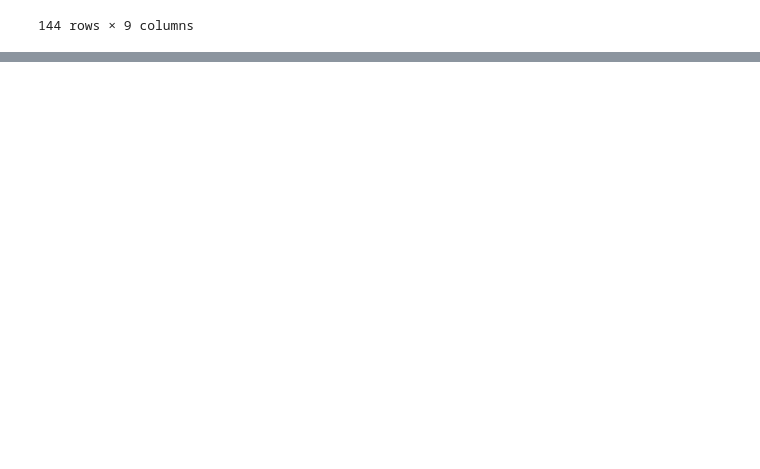
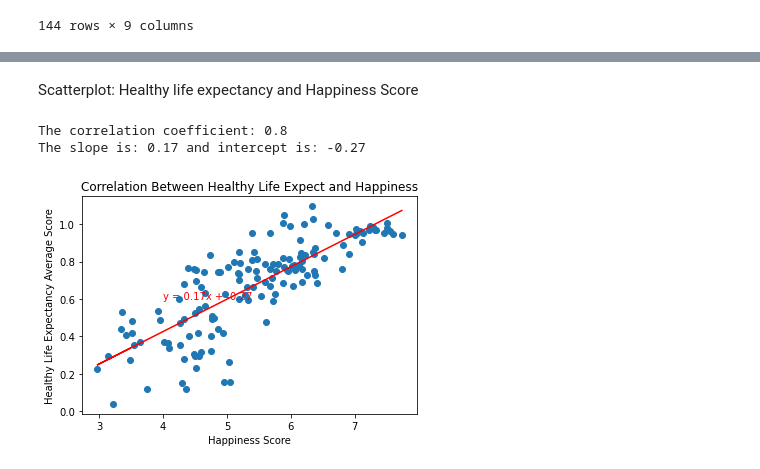
Before and after one commit to nbolt1989/Group_Project_1, a Jupyter notebook: Time for Happiness.ipynb, the cells around one changed output, grey strips where cells are left out. Saved outputs shown, nothing was run; the diff lists cells and outputs as text; code cells hidden in the pictures; blank space fills up the shorter version.

```diff
--- a/Time for Happiness.ipynb
+++ b/Time for Happiness.ipynb
@@ -280,0 +286,19 @@ top10
+# %%
+# Build out a function for linear regression for my scatterplots.
+def happinessfunction(x_values, y_values,title,xlabel,ylabel,i,l):
+    #Stats will call from my variable above and then look for what ever argument I establish in ()
+    (slope, intercept, rvalue, pvalue, stderr) = linregress(x_values, y_values)
+    regress_values = x_values * slope + intercept
+    line_eq = "y = " + str(round(slope,2)) + "x + " + str(round(intercept,2))
+    #plot and format
+    plt.scatter(x_values,y_values)
+    plt.plot(x_values,regress_values,"red")
+    plt.annotate(line_eq,(i,l), fontsize=10,color="red")
+    print(f'The correlation coefficient: {(rvalue).round(2)}')
+    print(f'The slope is: {(slope).round(2)} and intercept is: {(intercept).round(2)}')
+    #label
+    plt.xlabel(xlabel)
+    plt.ylabel(ylabel)
+    plt.title(title)
+    #plt.savefig(f"images/{title}linreg.png")
+    plt.show()
@@ -280,0 +316,10 @@ top10
+# %% [markdown]
+Scatterplot: Healthy life expectancy and Happiness Score
+# %%
+happinessfunction(average_df["Score Average"],average_df['Healthy Life Expectancy Average'],\
+         title="Correlation Between Healthy Life Expect and Happiness",xlabel = "Happiness Score",\
+                  ylabel = "Healthy Life Expectancy Average Score", i=4,l=.6)
+# %% [output]
+The correlation coefficient: 0.8
+The slope is: 0.17 and intercept is: -0.27
+[figure, added]
```
Also changed, not shown: parts of 16 cells of this notebook.
